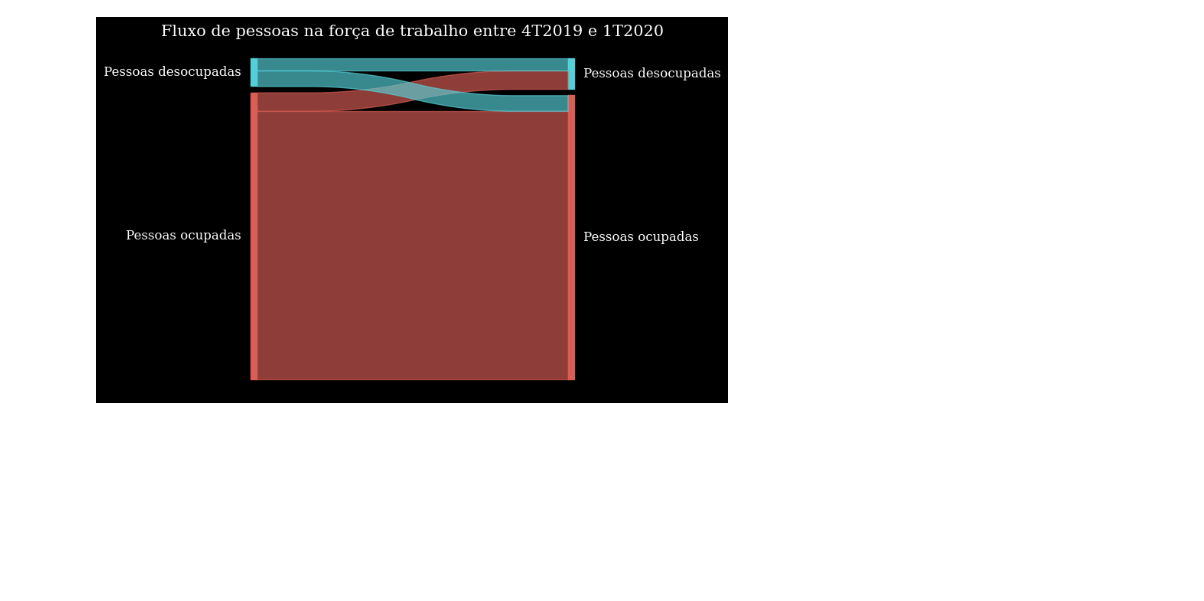
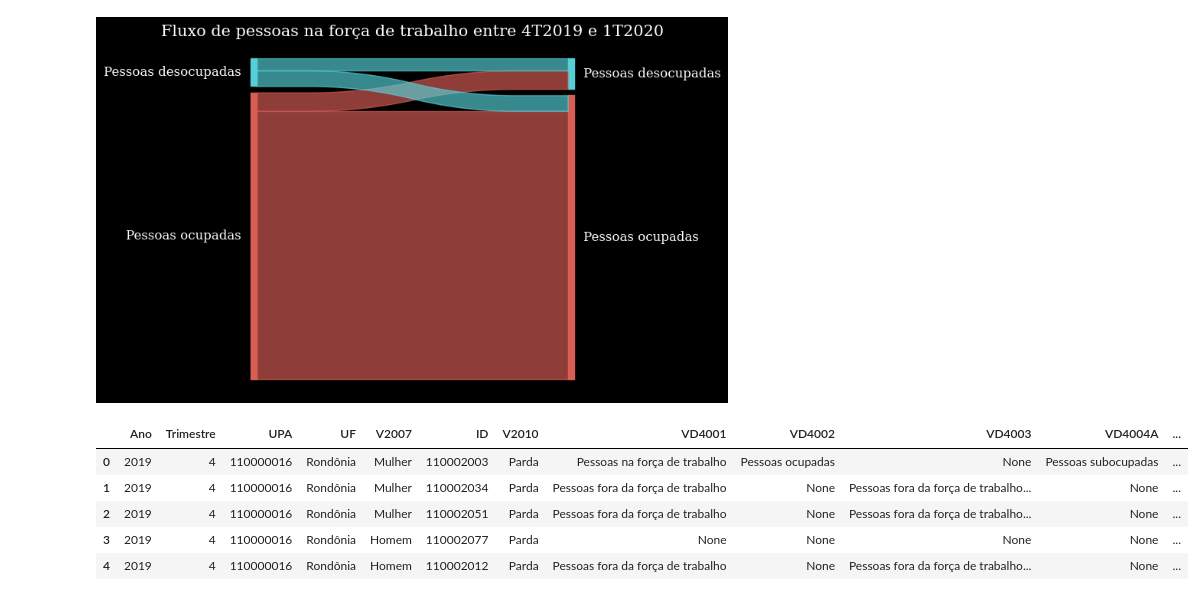
Before and after one commit to msbrasil/Mercado-de-Trabalho-Remoto, a Jupyter notebook: Desemprego.ipynb, the cells around one changed output. Drawn from its saved outputs; the diff is of its cells as text; code cells hidden in the pictures; blank space fills up the shorter version.

```diff
--- a/Desemprego.ipynb
+++ b/Desemprego.ipynb
@@ -174,3 +117,11 @@ Name: UPA, Length: 4633736, dtype: object
+# %%
+pnadc_completa['UPA'] = pd.to_numeric(pnadc_completa['UPA'] , errors='coerce')
+pnadc_completa['V1008'] = pd.to_numeric(pnadc_completa['V1008'] , errors='coerce')
+pnadc_completa['V1014'] = pd.to_numeric(pnadc_completa['V1014'] , errors='coerce')
+pnadc_completa['V2007'] = pd.to_numeric(pnadc_completa['V2007'] , errors='coerce')
+pnadc_completa['V2008'] = pd.to_numeric(pnadc_completa['V2008'] , errors='coerce')
+pnadc_completa['V20081'] = pd.to_numeric(pnadc_completa['V20081'] , errors='coerce')
+pnadc_completa['V20082'] = pd.to_numeric(pnadc_completa['V20082'] , errors='coerce')
 # %%
 pnadc_completa = pd.DataFrame({
     #Controle
@@ -379,0 +219,9 @@ situacao.reset_index(inplace=True)
+# %%
+pnadc_completa.head()
+# %% [output]
+|  | Ano | Trimestre | UPA | UF | V2007 | ID | V2010 | VD4001 | VD4002 | VD4003 | VD4004A | ... |
+| 0 | 2019 | 4 | 110000016 | Rondônia | Mulher | 110002003 | Parda | Pessoas na força de trabalho | Pessoas ocupadas | None | Pessoas subocupadas | ... |
+| 1 | 2019 | 4 | 110000016 | Rondônia | Mulher | 110002034 | Parda | Pessoas fora da força de trabalho | None | Pessoas fora da força de trabalho... | None | ... |
+| 2 | 2019 | 4 | 110000016 | Rondônia | Mulher | 110002051 | Parda | Pessoas fora da força de trabalho | None | Pessoas fora da força de trabalho... | None | ... |
+| 3 | 2019 | 4 | 110000016 | Rondônia | Homem | 110002077 | Parda | None | None | None | None | ... |
+| 4 | 2019 | 4 | 110000016 | Rondônia | Homem | 110002012 | Parda | Pessoas fora da força de trabalho | None | Pessoas fora da força de trabalho... | None | ... |
```
Also changed, not shown: parts of 20 cells of this notebook, 2 other files.
